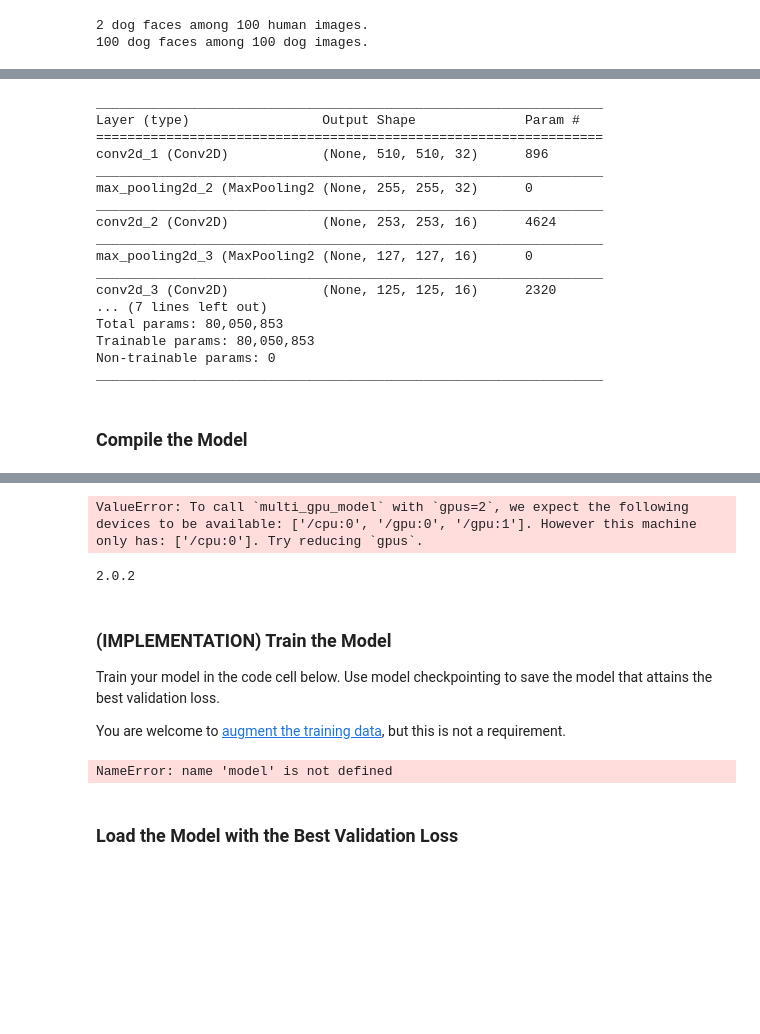
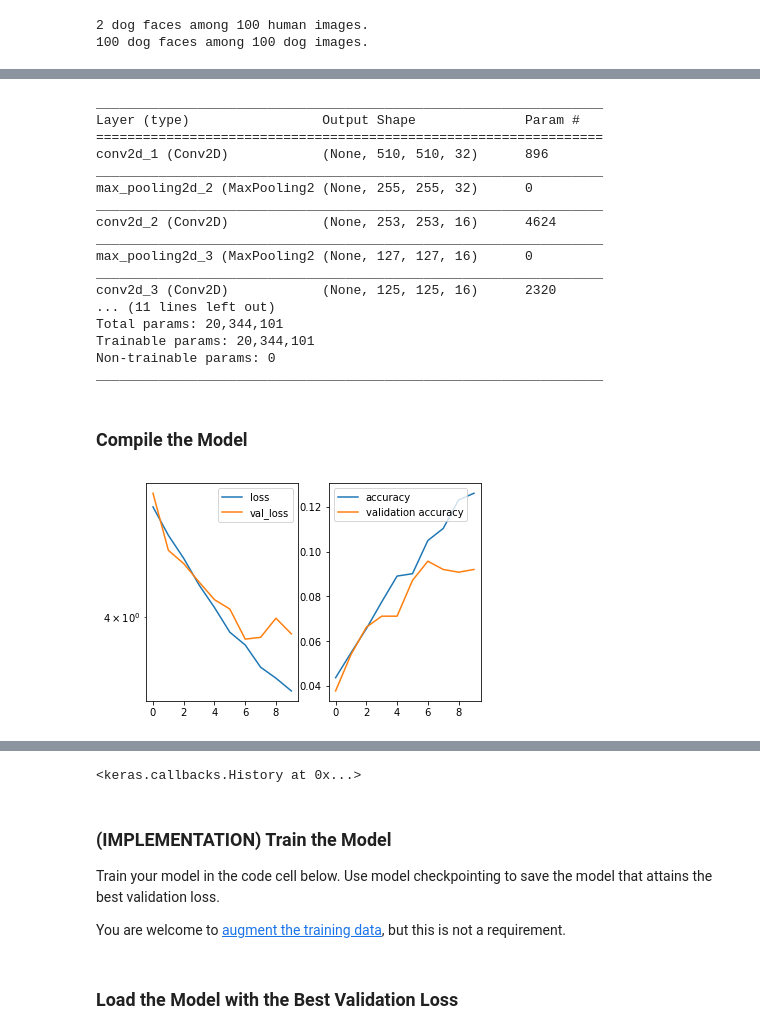
Before and after one commit to ricklentz/dog-project, a Jupyter notebook: dog_app.ipynb, the cells around one changed output, grey strips where cells are left out. Cells and saved outputs as stored; diff of their text form; code cells hidden in the pictures; blank space fills up the shorter version.

Commit message:
working on transferlearning model

```diff
--- a/dog_app.ipynb
+++ b/dog_app.ipynb
@@ -613,13 +622,16 @@ model.add(Conv2D(16, kernel_size=(3,3), activation='relu'))
 model.add(MaxPooling2D(pool_size=(3, 3), padding='same', strides=(2,2)))
 
 model.add(Conv2D(16, kernel_size=(3,3), activation='relu'))
-#model.add(MaxPooling2D(pool_size=(3, 3), padding='same', strides=(2,2)))
+model.add(MaxPooling2D(pool_size=(3, 3), padding='same', strides=(2,2)))
+# padding valid?
 
+#model.add(AveragePooling2D(pool_size=(2,2), strides = None, padding='valid'))
 #model.add(Conv2D(filters=32, kernel_size=(2,2), activation='relu'))
 #model.add(MaxPooling2D(pool_size=(2, 2), padding='same', strides=(1,1) ))
 
 #model.add(GlobalAveragePooling2D())
-
+#model.add(GlobalMaxPooling2D())
+# activations selu, softmax, elu, softplus, tanh, sigmoid, relu, softsign
 #model.add(Dropout(0.2))
 model.add(Flatten())
 
@@ -628,7 +640,7 @@ model.add(Dense(320, activation='relu'))
 
 #model.add(Dense(128, activation='relu'))
 
-#model.add(Dense(32, activation='relu'))
+model.add(Dense(32, activation='relu'))
 #model.add(Dropout(0.5))
 
 
@@ -648,9 +660,9 @@ _________________________________________________________________
 max_pooling2d_3 (MaxPooling2 (None, 127, 127, 16)      0
 _________________________________________________________________
 conv2d_3 (Conv2D)            (None, 125, 125, 16)      2320
-... (7 lines left out)
-Total params: 80,050,853
-Trainable params: 80,050,853
+... (11 lines left out)
+Total params: 20,344,101
+Trainable params: 20,344,101
 Non-trainable params: 0
 _________________________________________________________________
 # %% [markdown]
@@ -706,11 +718,7 @@ from keras.preprocessing import image
 from keras.utils import multi_gpu_model
 
 # augment the training data
-model.compile(optimizer='rmsprop', loss='categorical_crossentropy', metrics=['accuracy'])
-
-
-
-nb_train_samples = 6680*20
+nb_train_samples = 6680
 nb_validation_samples = 835
 # epochs = 50
 batch_size = 20
@@ -719,7 +727,7 @@ train_datagen = ImageDataGenerator(
     rescale=1./ 255,
     shear_range=0.2,
     zoom_range=0.2,
-    rotation_range=30,
+    rotation_range=40,
     horizontal_flip=True,
     fill_mode='nearest')
 
@@ -742,35 +750,53 @@ validation_generator = test_datagen.flow_from_directory(
 #for f in train_files:
     #img = image.load_img(f)  # this is a PIL image
     #x = image.img_to_array(img)  # this is a Numpy array with shape (3, 150, 150)
-    #x = x.reshape((1,) + x.shape)  # this is a Numpy array with shape (1, 3, 150, 150)
+    #x = x.reshape((1,
+# augment the training data) + x.shape)  # this is a Numpy array with shape (1, 3, 150, 150)
     #file_dir = os.path.dirname(os.path.realpath(f))
     # the .flow() command below generates batches of randomly transformed images
     # and saves the results to the `preview/` directory
     #i = 0
     #for batch in ImageDataGenerator.flow_from_directory(file_dir, batch_size=1, save_to_dir=file_dir, save_prefix=os.path.splitext(f)[0],
     #                          save_format='jpeg'):
     #    i += 1
     #    if i > 20:
     #        break  # otherwise the generator would loop indefinitely
 
 
 
 checkpointer = ModelCheckpoint(
     filepath='saved_models/weights.augmented.best.from_scratch.hdf5',  verbose=1, save_best_only=True)
 
-# training params
+# # training params
 batch_size = 20
-epochs = 300
+epochs = 10
 
-parallel_model = multi_gpu_model(model, gpus=2)
+# # use parallel model with keras from master branch (latest)
+# parallel_model = multi_gpu_model(model, gpus=2)
+# parallel_model.compile(optimizer='rmsprop', loss='categorical_crossentropy', metrics=['accuracy'])
+
+# # fit here to see the difference
+# parallel_model.fit_generator(
+#     train_generator,
+#     epochs=epochs,
+#     validation_data=validation_generator,
+#     validation_steps=nb_validation_samples // batch_size,
+#     verbose=1,
+#     #callbacks=[checkpointer,plot],
+#     steps_per_epoch=nb_train_samples // batch_size)
+
+# reg model
+
+model.compile(optimizer='rmsprop', loss='categorical_crossentropy', metrics=['accuracy'])
 
 # fit here to see the difference
 model.fit_generator(
     train_generator,
     epochs=epochs,
     validation_data=validation_generator,
     validation_steps=nb_validation_samples // batch_size,
     verbose=1,
     callbacks=[checkpointer,plot],
     steps_per_epoch=nb_train_samples // batch_size)
 # %% [output]
+[figure, added]
@@ -779,9 +804,4 @@ Found 835 images belonging to 133 classes.
-ValueError: To call `multi_gpu_model` with `gpus=2`, we expect the following devices to be available: ['/cpu:0', '/gpu:0', '/gpu:1']. However this machine only has: ['/cpu:0']. Try reducing `gpus`.
+<keras.callbacks.History at 0x...>
-# %%
-import keras
-print(keras.__version__)
-# %% [output]
-2.0.2
 # %% [markdown]
 ### (IMPLEMENTATION) Train the Model
 
@@ -789,22 +809,23 @@ Train your model in the code cell below.  Use model checkpointing to save the mo
 
 You are welcome to [augment the training data](https://blog.keras.io/building-powerful-image-classification-models-using-very-little-data.html), but this is not a requirement.
 # %%
-from keras.callbacks import ModelCheckpoint
+# ^^^implemented above to support multigpu, augmented training, max validation ~19%^^^
+# BELOW code is limited, e.g. do not modify,so we run the model /
+# from keras.callbacks import ModelCheckpoint
 
-###  the number of epochs that used to train the model
-epochs = 300
+# ###  the number of epochs that used to train the model
+# epochs = 2
+# model.compile(optimizer='rmsprop', loss='categorical_crossentropy', metrics=['accuracy'])
 
 
 ### Do NOT modify the code below this line.
 
-checkpointer = ModelCheckpoint(filepath='saved_models/weights.best.from_scratch.hdf5',
-                               verbose=1, save_best_only=True)
+# checkpointer = ModelCheckpoint(filepath='saved_models/weights.best.from_scratch.hdf5',
+#                                verbose=1, save_best_only=True)
 
-model.fit(train_tensors, train_targets,
-          validation_data=(valid_tensors, valid_targets),
-          epochs=epochs, batch_size=20, callbacks=[checkpointer,plot], verbose=1)
+# model.fit(train_tensors, train_targets,
+#           validation_data=(valid_tensors, valid_targets),
+#           epochs=epochs, batch_size=20, callbacks=[checkpointer,plot], verbose=1)
-# %% [output]
-NameError: name 'model' is not defined
 # %% [markdown]
 ### Load the Model with the Best Validation Loss
 # %%
```
Also changed, not shown: parts of 15 cells of this notebook.
